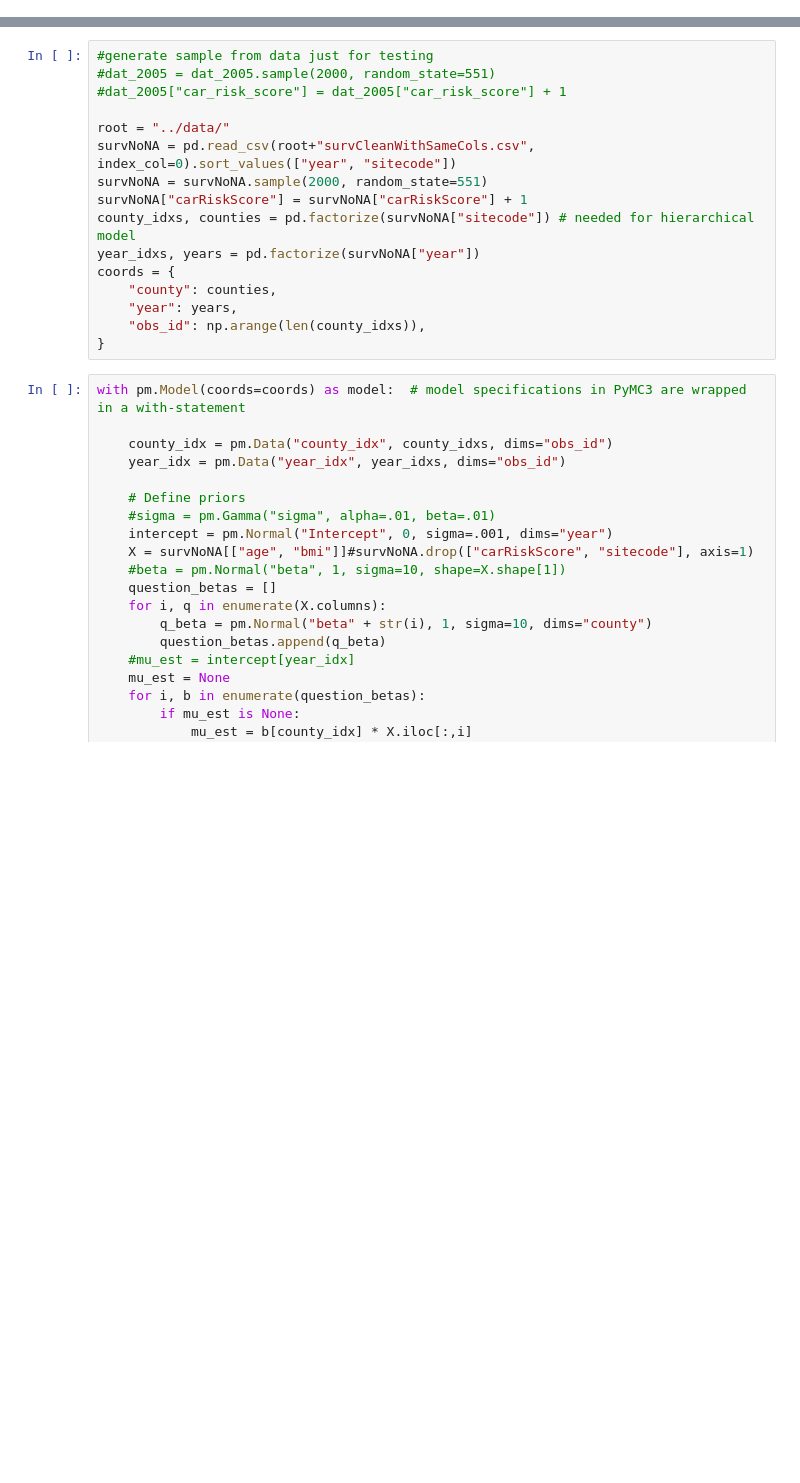
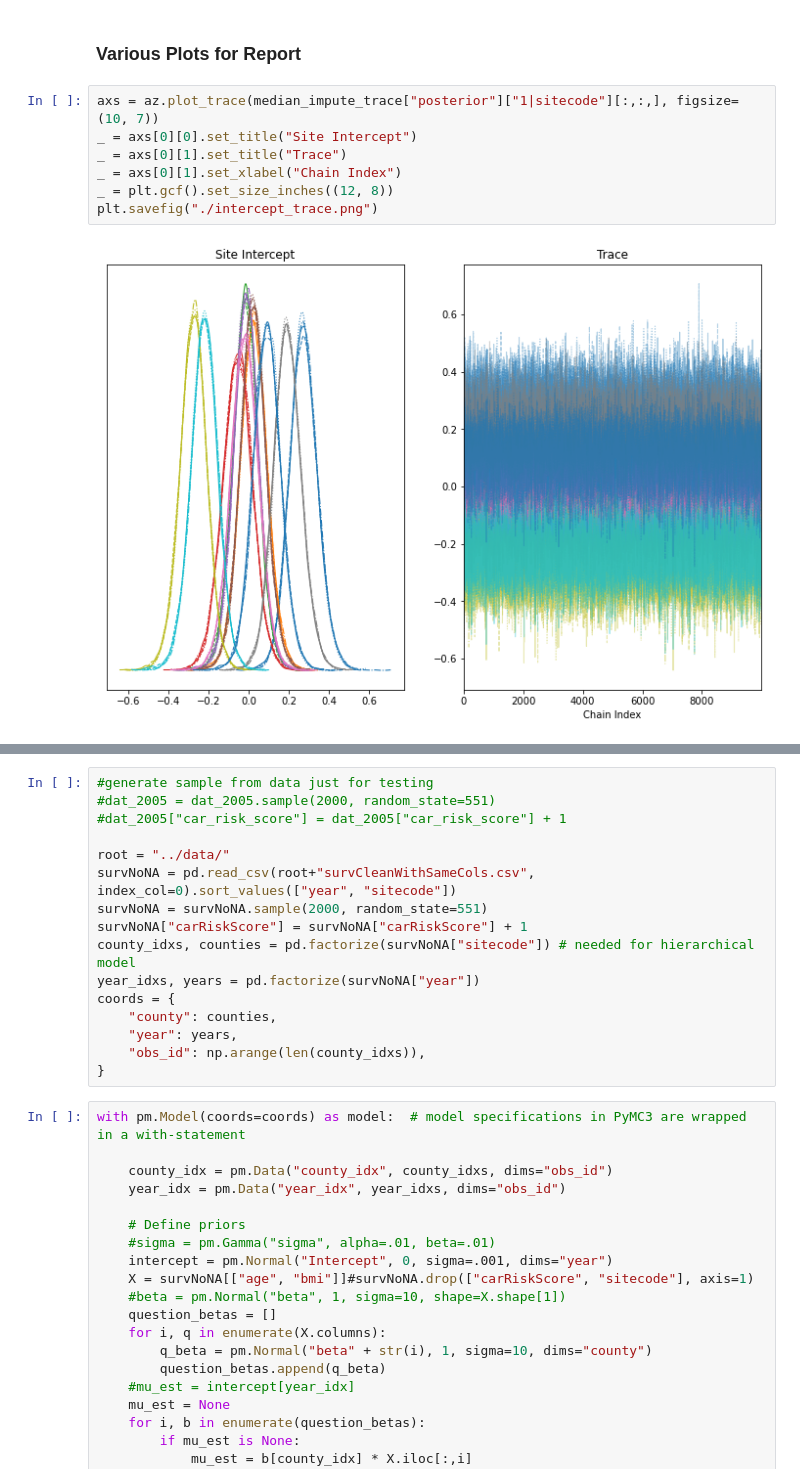
Before and after one commit to brodyee/STATS551_Project, a Jupyter notebook: modeling/andrewsModeling.ipynb, the cells around one changed output, grey strips where cells are left out. Cells and saved outputs as stored; diff of their text form; blank space fills up the shorter version.

```diff
--- a/modeling/andrewsModeling.ipynb
+++ b/modeling/andrewsModeling.ipynb
@@ -11,0 +434,11 @@ WARNING (theano.tensor.blas): Using NumPy C-API based implementation for BLAS fu
+# %% [markdown]
+### Various Plots for Report
+# %%
+axs = az.plot_trace(median_impute_trace["posterior"]["1|sitecode"][:,:,], figsize=(10, 7))
+_ = axs[0][0].set_title("Site Intercept")
+_ = axs[0][1].set_title("Trace")
+_ = axs[0][1].set_xlabel("Chain Index")
+_ = plt.gcf().set_size_inches((12, 8))
+plt.savefig("./intercept_trace.png")
+# %% [output]
+[figure, added]
```
Also changed, not shown: parts of 48 cells of this notebook, 1 other file.
